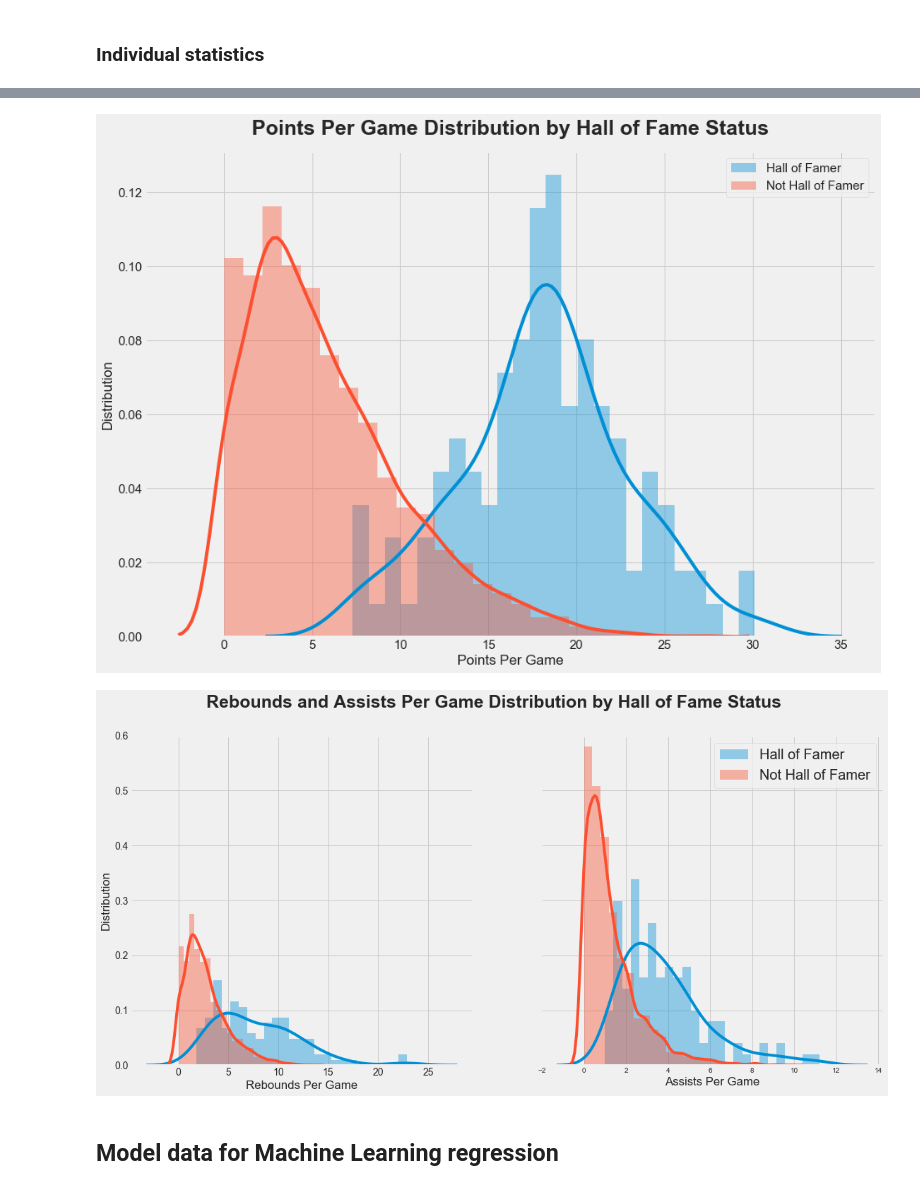
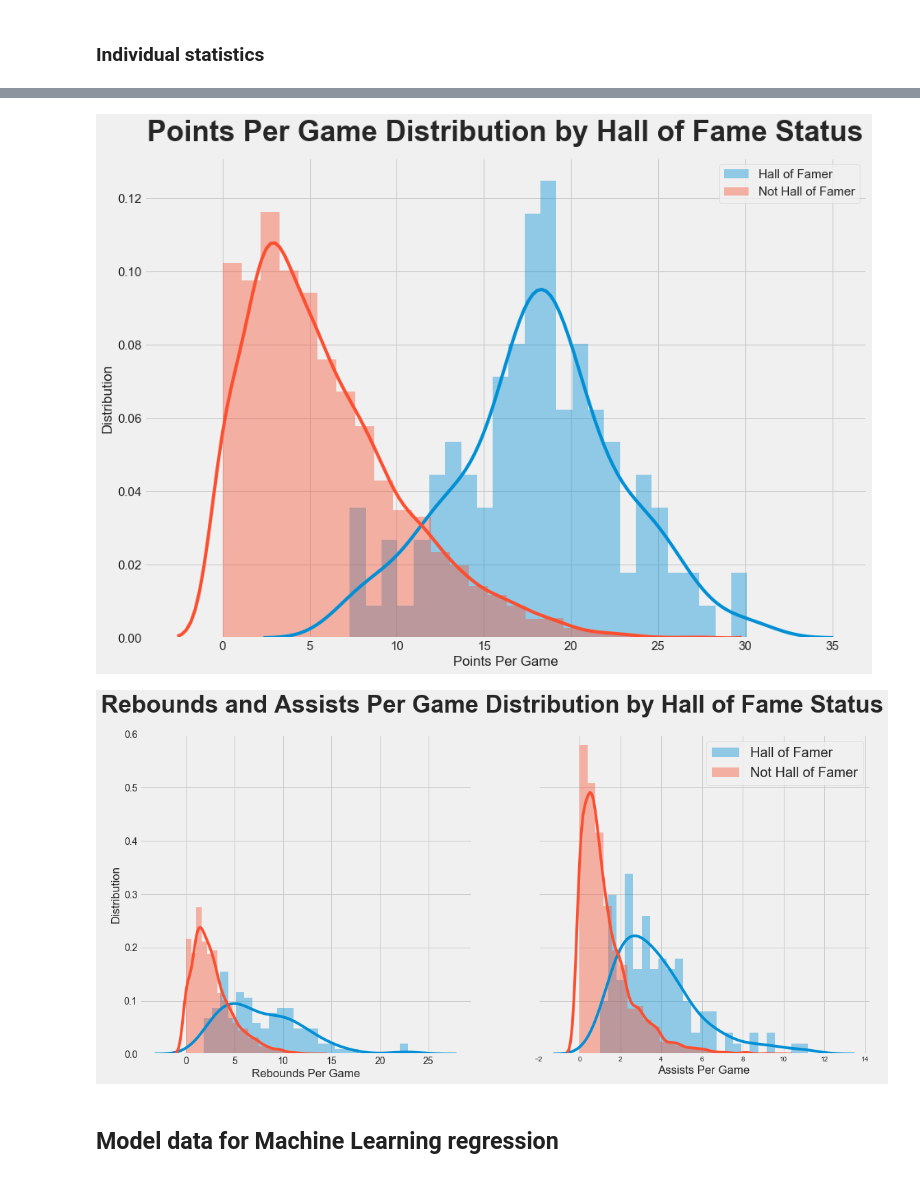
Before and after one commit to ymericson/NBA-player-info, a Jupyter notebook: NBA players stats.ipynb, the cells around one changed output, grey strips where cells are left out. Cells and saved outputs as stored; diff of their text form; code cells hidden in the pictures.

```diff
--- a/NBA players stats.ipynb
+++ b/NBA players stats.ipynb
@@ -168,36 +172,36 @@ plt.xlabel("Points Per Game")
 plt.ylabel("Distribution")
 plt.yticks(fontsize=15)
 plt.xticks(fontsize=15)
-plt.title('Points Per Game Distribution by Hall of Fame Status', fontsize=25, fontweight="bold")
+plt.title('Points Per Game Distribution by Hall of Fame Status', fontsize=35, fontweight="bold")
 
 plt.savefig('all-graphs/hof_ppg.png')
 # %% [output]
-[figure, old version]
+[figure, new version]
 # %%
 plt.style.use('fivethirtyeight')
 
 fig, (ax1, ax2) = plt.subplots(ncols=2, sharey=True, figsize=(17,8))
 
 sns.distplot(players_hof['trb'], bins=25, label='Hall of Famer', ax=ax1)
 sns.distplot(players_not_hof['trb'].fillna(0), bins=25, label='Not Hall of Famer', ax=ax1)
 ax1.set(xlabel='Rebounds Per Game', ylabel='Distribution')
 plt.xticks(fontsize=27)
 
 sns.distplot(players_hof['ast'], bins=25, label='Hall of Famer', ax=ax2)
 sns.distplot(players_not_hof['ast'].fillna(0), bins=25, label='Not Hall of Famer', ax=ax2)
 ax2.set(xlabel='Assists Per Game')
 
 plt.legend(loc=1, frameon=True, prop={'size': 20})
 plt.ylim(0, 0.6)
 plt.xticks(fontsize=10)
 
 from pylab import *
 fig = gcf()
-fig.suptitle('Rebounds and Assists Per Game Distribution by Hall of Fame Status', fontsize=25, fontweight="bold")
+fig.suptitle('Rebounds and Assists Per Game Distribution by Hall of Fame Status', fontsize=35, fontweight="bold")
 
 plt.savefig('all-graphs/hof_trb_ast.png')
 # %% [output]
-[figure, old version]
+[figure, new version]
 # %% [markdown]
 ## Model data for Machine Learning regression
 # %%
```
Also changed, not shown: parts of 32 cells of this notebook, 14 other files.
